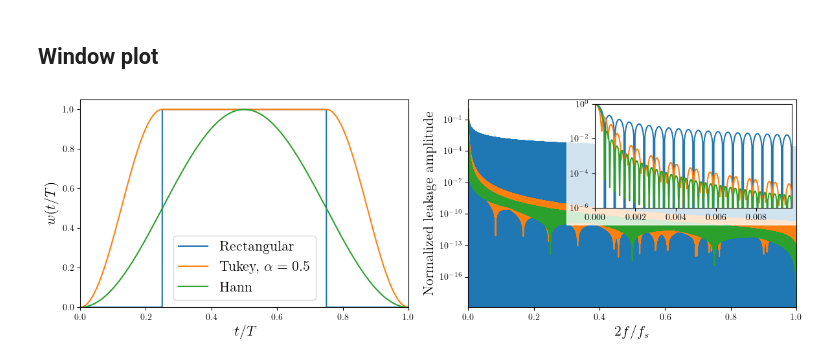
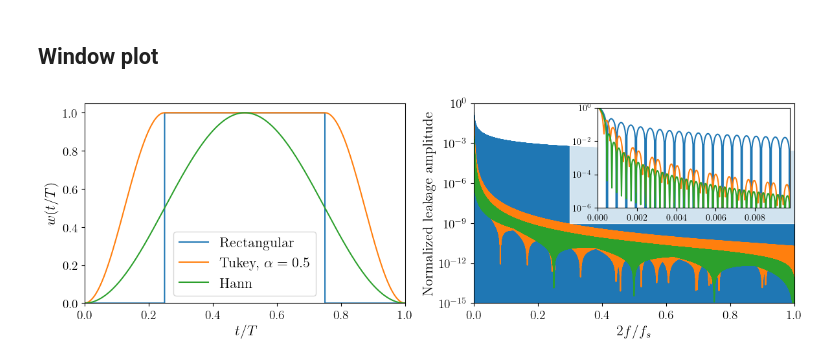
Before and after one commit to ColmTalbot/windowing-in-parameter-estimation, a Jupyter notebook: notebooks/window_chisq_figs.ipynb, the cells around one changed output. Cells and saved outputs as stored; diff of their text form; code cells hidden in the pictures.

```diff
--- a/notebooks/window_chisq_figs.ipynb
+++ b/notebooks/window_chisq_figs.ipynb
@@ -144,6 +149,7 @@ ax1.plot(time_array/duration, window_alpha05, label=r'Tukey, $\alpha=0.5$')
 ax1.plot(time_array/duration, window_alpha1, label='Hann')
 ax1.set_xlabel(r'$t/T$', fontsize=16)
 ax1.set_ylabel(r'$w(t/T)$', fontsize=16)
+ax1.tick_params(axis="both", labelsize=14)
 ax1.legend(fontsize=16)
 ax1.set_ylim(0,)
 ax1.set_xlim(0,1)
@@ -153,32 +159,34 @@ ax2 = fig.add_subplot(122)
 x_vals = new_freqs / (sampling_freq / 2)
 ax2.plot(x_vals, abs(windowf_alpha0)/abs(windowf_alpha0[0]))
 ax2.plot(x_vals, abs(windowf_alpha05)/abs(windowf_alpha05[0]))
 ax2.plot(x_vals, abs(windowf_alpha1)/abs(windowf_alpha1[0]))
 ax2.set_xlabel(r'$2f/f_{s}$', fontsize=16)
+ax2.tick_params(axis="both", labelsize=14)
 ax2.set_ylabel(r'Normalized leakage amplitude', fontsize=16)
 ax2.set_yscale('log')
 ax2.set_xlim(0,1)
+ax2.set_ylim(1e-15, 1)
 
 # Inset: zoom in on low-frequency region
 axins = inset_axes(ax2, width="60%", height="50%", loc='upper right')
 axins.plot(x_vals, abs(windowf_alpha0)/abs(windowf_alpha0[0]))
 axins.plot(x_vals, abs(windowf_alpha05)/abs(windowf_alpha05[0]))
 axins.plot(x_vals, abs(windowf_alpha1)/abs(windowf_alpha1[0]))
 axins.set_xlim(0, 10 / (sampling_freq / 2))
 axins.set_ylim(1e-6, 1)  # adjust as needed based on your data
 axins.set_yscale('log')
 axins.tick_params(labelsize=10)
 
 #Add white background behind left y-axis ticks
 ax2.add_patch(patches.Rectangle(
-    (0.3, 1e-11), 1.7, 1,
+    (0.3, 1e-9), 1, 0.5,
     color='white', alpha=0.8, zorder=8)
 )
 
 # Optionally draw a box on the main plot to show zoom area
 #mark_inset(ax2, axins, loc1=2, loc2=4, fc="none", ec="0.5")
 
 plt.tight_layout()
 plt.savefig('windows.png', dpi=300)
 # %% [output]
-[figure, old version]
+[figure, new version]
```
Also changed, not shown: parts of 13 cells of this notebook.
